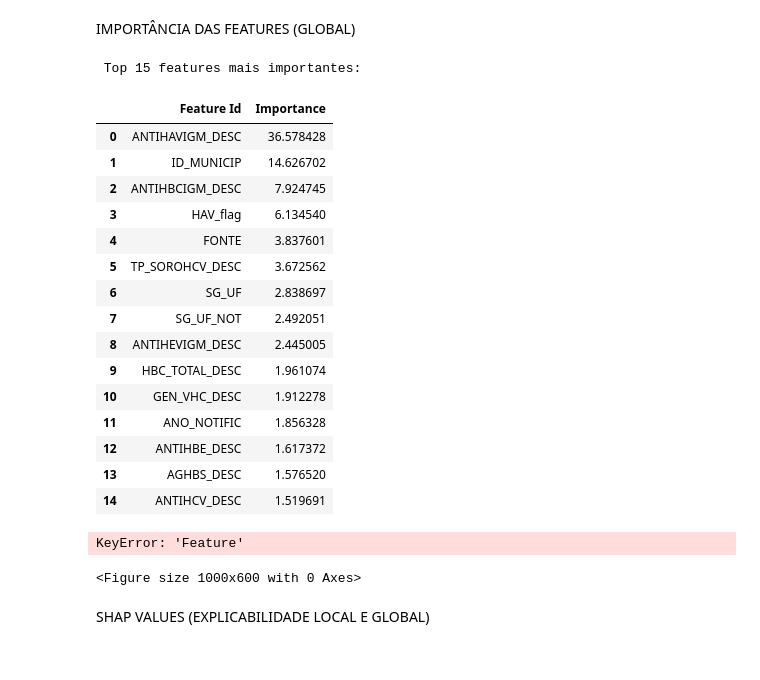
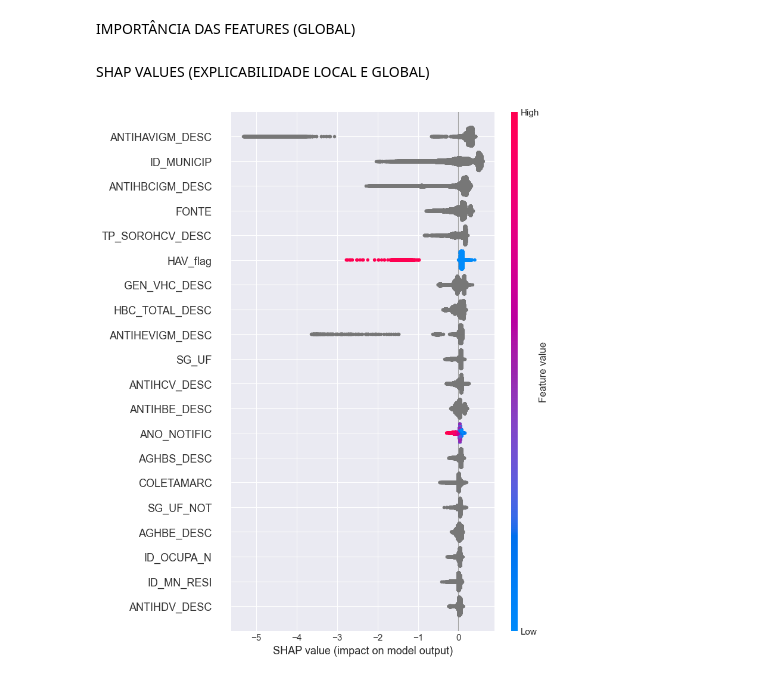
Before and after one commit to diego-pereira-de-lima/ita-project, a Jupyter notebook: notebooks_modelagem/dataprep_v1.ipynb, the cells around one changed output. Saved outputs shown, nothing was run; the diff lists cells and outputs as text; code cells hidden in the pictures.

Commit message:
feat: analise de explicabilidade para varialvel resposta forma_valida

```diff
--- a/notebooks_modelagem/dataprep_v1.ipynb
+++ b/notebooks_modelagem/dataprep_v1.ipynb
@@ -997,30 +997,10 @@ display(feature_importance.head(15))
 
 # Gráfico das 15 mais importantes
 plt.figure(figsize=(10, 6))
-plt.barh(feature_importance["Feature"][:15][::-1], feature_importance["Importance"][:15][::-1])
+plt.barh(feature_importance["Feature Id"][:15][::-1], feature_importance["Importance"][:15][::-1])
 plt.title("🎯 Importância das Variáveis - CatBoost")
 plt.xlabel("Importância (%)")
 plt.tight_layout()
 plt.show()
-# %% [output]
- Top 15 features mais importantes:
-|  | Feature Id | Importance |
-| 0 | ANTIHAVIGM_DESC | 36.578428 |
-| 1 | ID_MUNICIP | 14.626702 |
-| 2 | ANTIHBCIGM_DESC | 7.924745 |
-| 3 | HAV_flag | 6.134540 |
-| 4 | FONTE | 3.837601 |
-| 5 | TP_SOROHCV_DESC | 3.672562 |
-| 6 | SG_UF | 2.838697 |
-| 7 | SG_UF_NOT | 2.492051 |
-| 8 | ANTIHEVIGM_DESC | 2.445005 |
-| 9 | HBC_TOTAL_DESC | 1.961074 |
-| 10 | GEN_VHC_DESC | 1.912278 |
-| 11 | ANO_NOTIFIC | 1.856328 |
-| 12 | ANTIHBE_DESC | 1.617372 |
-| 13 | AGHBS_DESC | 1.576520 |
-| 14 | ANTIHCV_DESC | 1.519691 |
-KeyError: 'Feature'
-<Figure size 1000x600 with 0 Axes>
 # %% [markdown]
 SHAP VALUES (EXPLICABILIDADE LOCAL E GLOBAL)
@@ -1059,0 +1007,16 @@ plt.show()
+# %%
+import shap
+import plotly.express as px
+
+# Cria o objeto explicador SHAP específico para CatBoost
+explainer = shap.TreeExplainer(model)
+
+# Calcula valores shap para o conjunto de teste
+shap_values = explainer.shap_values(X)
+
+# ===========================================
+# 5️⃣ Gerar gráfico summary (importância + direção)
+# ===========================================
+shap.summary_plot(shap_values, X, plot_type="dot", show=True)
+# %% [output]
+[figure, added]
```
Also changed, not shown: parts of 2 cells of this notebook.
